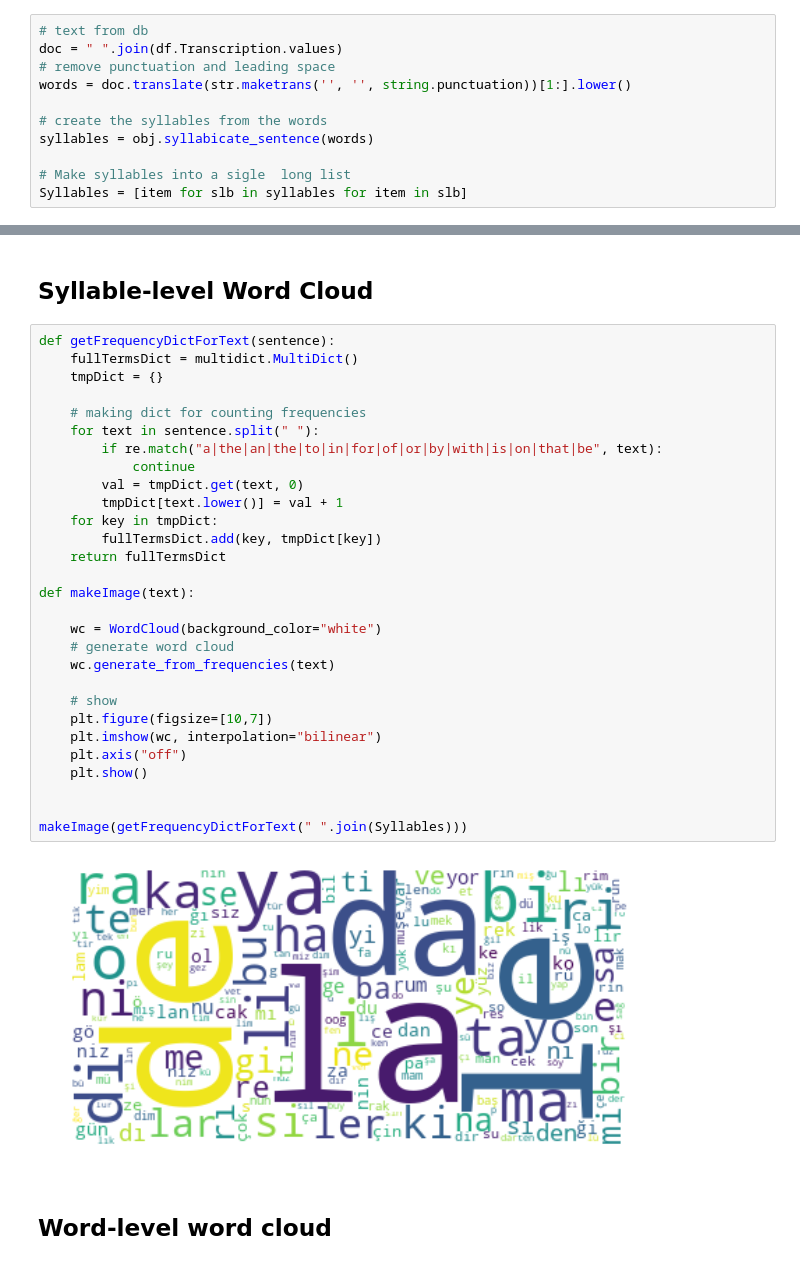
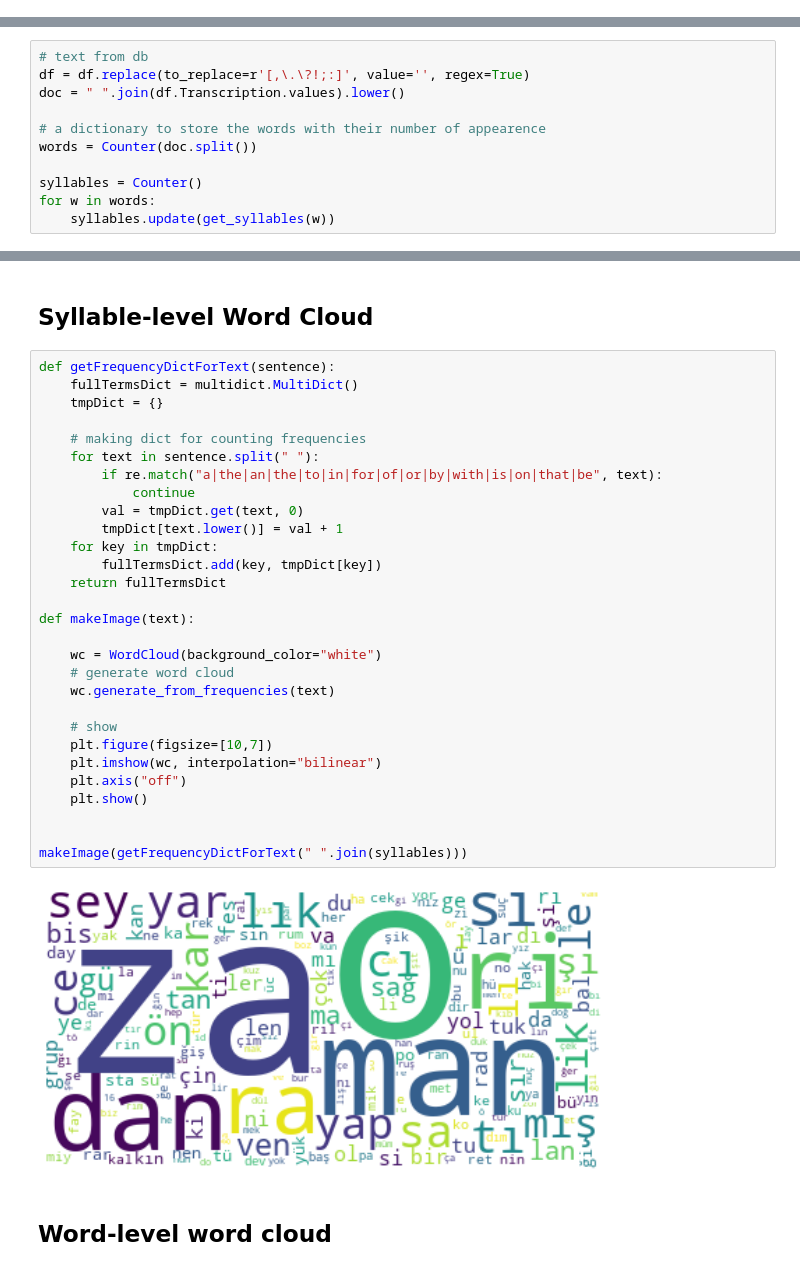
Before and after one commit to leonardo-iheme/AdresGezgini_interns, a Jupyter notebook: Turkish_Syllables_09072019.ipynb, the cells around one changed output, grey strips where cells are left out. Cells and saved outputs as stored; diff of their text form.

```diff
--- a/Turkish_Syllables_09072019.ipynb
+++ b/Turkish_Syllables_09072019.ipynb
@@ -55,11 +50,0 @@ obj = detector.TurkishNLP()
-# %%
-# text from db
-doc = " ".join(df.Transcription.values)
-# remove punctuation and leading space
-words = doc.translate(str.maketrans('', '', string.punctuation))[1:].lower()
-
-# create the syllables from the words
-syllables = obj.syllabicate_sentence(words)
-
-# Make syllables into a sigle  long list
-Syllables = [item for slb in syllables for item in slb]
@@ -65,0 +140,11 @@ Syllables = [item for slb in syllables for item in slb]
+# %%
+# text from db
+df = df.replace(to_replace=r'[,\.\?!;:]', value='', regex=True)
+doc = " ".join(df.Transcription.values).lower()
+
+# a dictionary to store the words with their number of appearence
+words = Counter(doc.split())
+
+syllables = Counter()
+for w in words:
+    syllables.update(get_syllables(w))
@@ -131,34 +223,34 @@ Word clouds are created to visualize the words and syllables
 # %%
 def getFrequencyDictForText(sentence):
     fullTermsDict = multidict.MultiDict()
     tmpDict = {}
 
     # making dict for counting frequencies
     for text in sentence.split(" "):
         if re.match("a|the|an|the|to|in|for|of|or|by|with|is|on|that|be", text):
             continue
         val = tmpDict.get(text, 0)
         tmpDict[text.lower()] = val + 1
     for key in tmpDict:
         fullTermsDict.add(key, tmpDict[key])
     return fullTermsDict
 
 def makeImage(text):
 
     wc = WordCloud(background_color="white")
     # generate word cloud
     wc.generate_from_frequencies(text)
 
     # show
     plt.figure(figsize=[10,7])
     plt.imshow(wc, interpolation="bilinear")
     plt.axis("off")
     plt.show()
 
 
-makeImage(getFrequencyDictForText(" ".join(Syllables)))
+makeImage(getFrequencyDictForText(" ".join(syllables)))
 # %% [output]
-[figure, old version]
+[figure, new version]
 # %% [markdown]
 ## Word-level word cloud
 # %%
```
Also changed, not shown: parts of 10 cells of this notebook, 2 other files.
